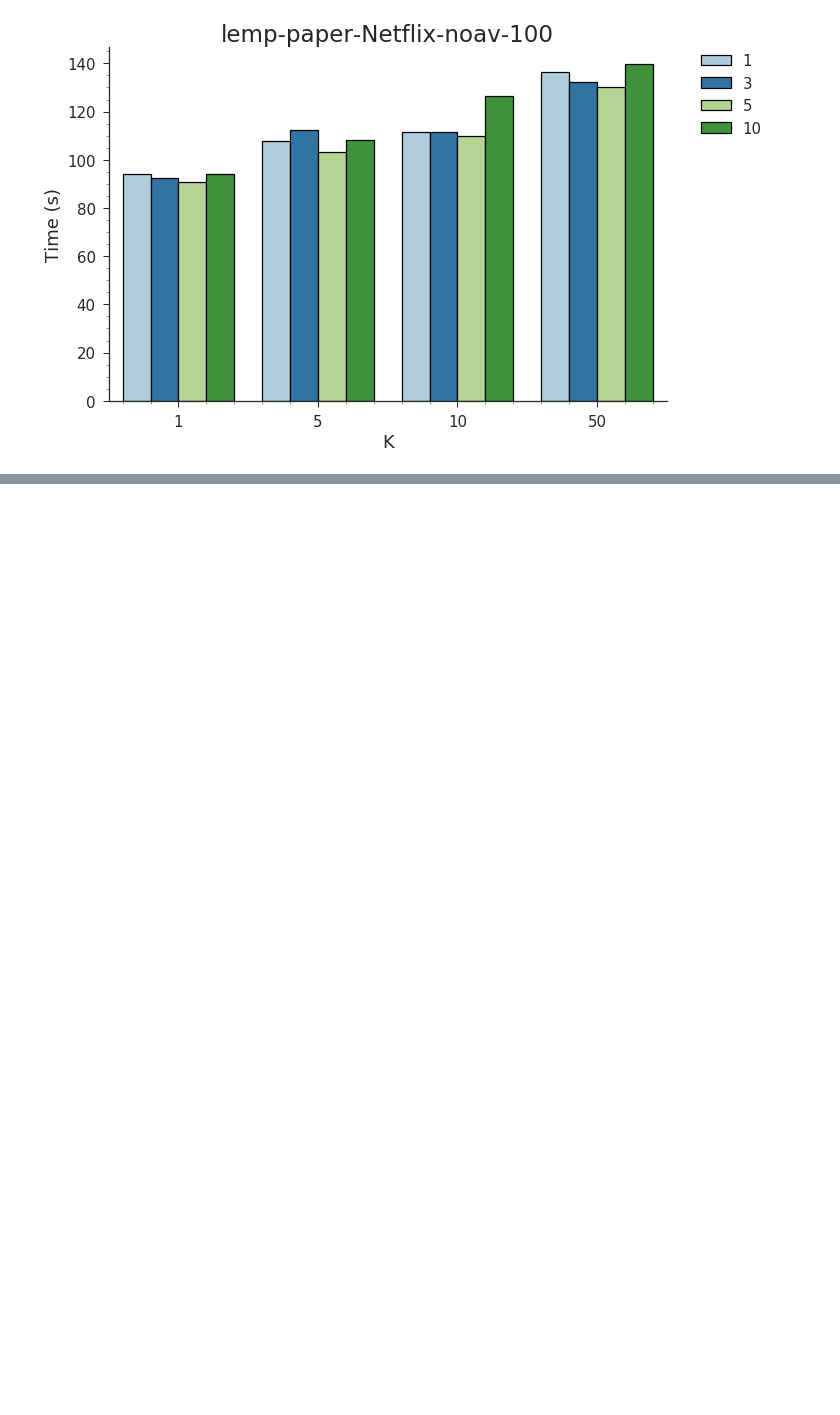
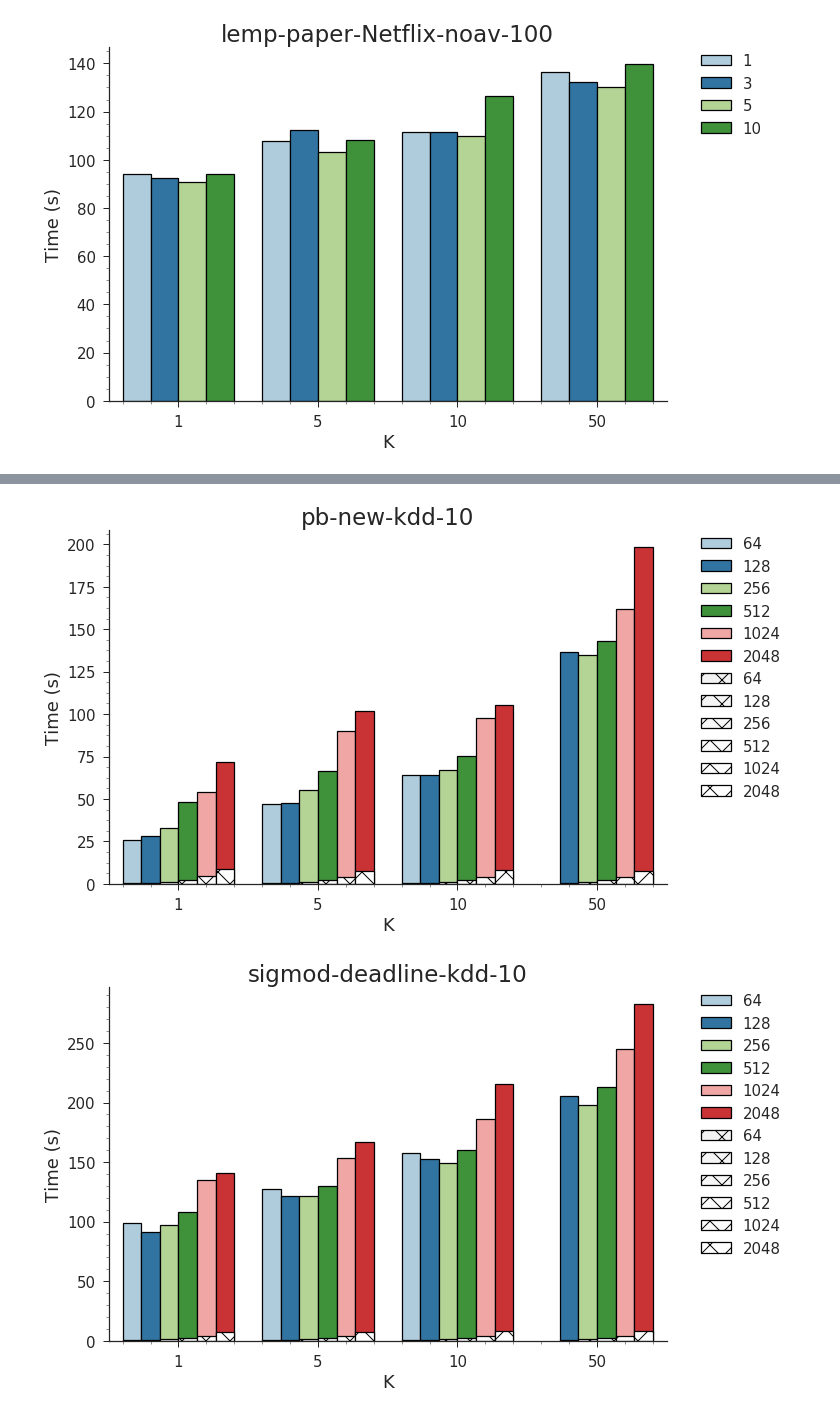
Before and after one commit to stanford-futuredata/optimus-maximus, a Jupyter notebook: plots/simdex-plots.ipynb, the cells around one changed output, grey strips where cells are left out. Drawn from its saved outputs; the diff is of its cells as text; code cells hidden in the pictures; blank space fills up the shorter version.

```diff
--- a/plots/simdex-plots.ipynb
+++ b/plots/simdex-plots.ipynb
@@ -96,0 +108,5 @@ runtime_vs_num_bins(simdex_df)
+# %%
+runtime_vs_num_clusters(simdex_df, KDD_MODELS)
+# %% [output]
+[figure, added]
+[figure, added]
```
Also changed, not shown: parts of 10 cells of this notebook, 8 other files.
